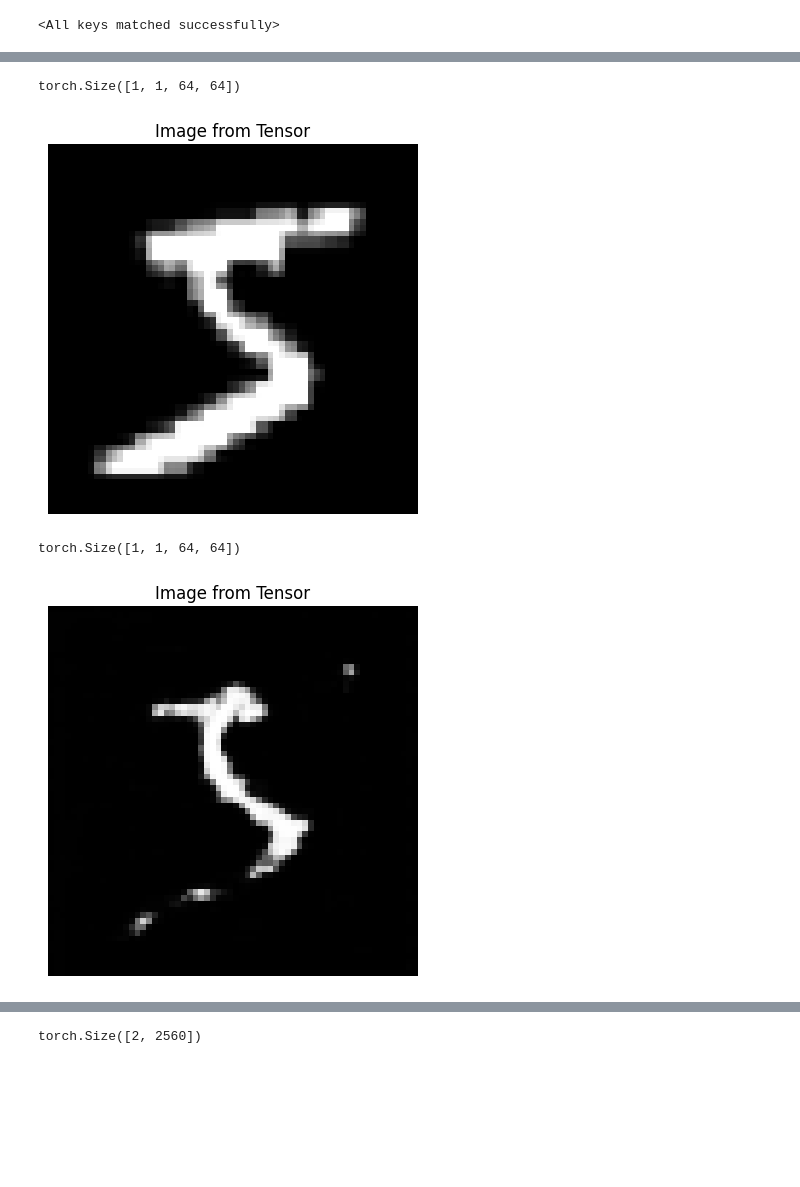
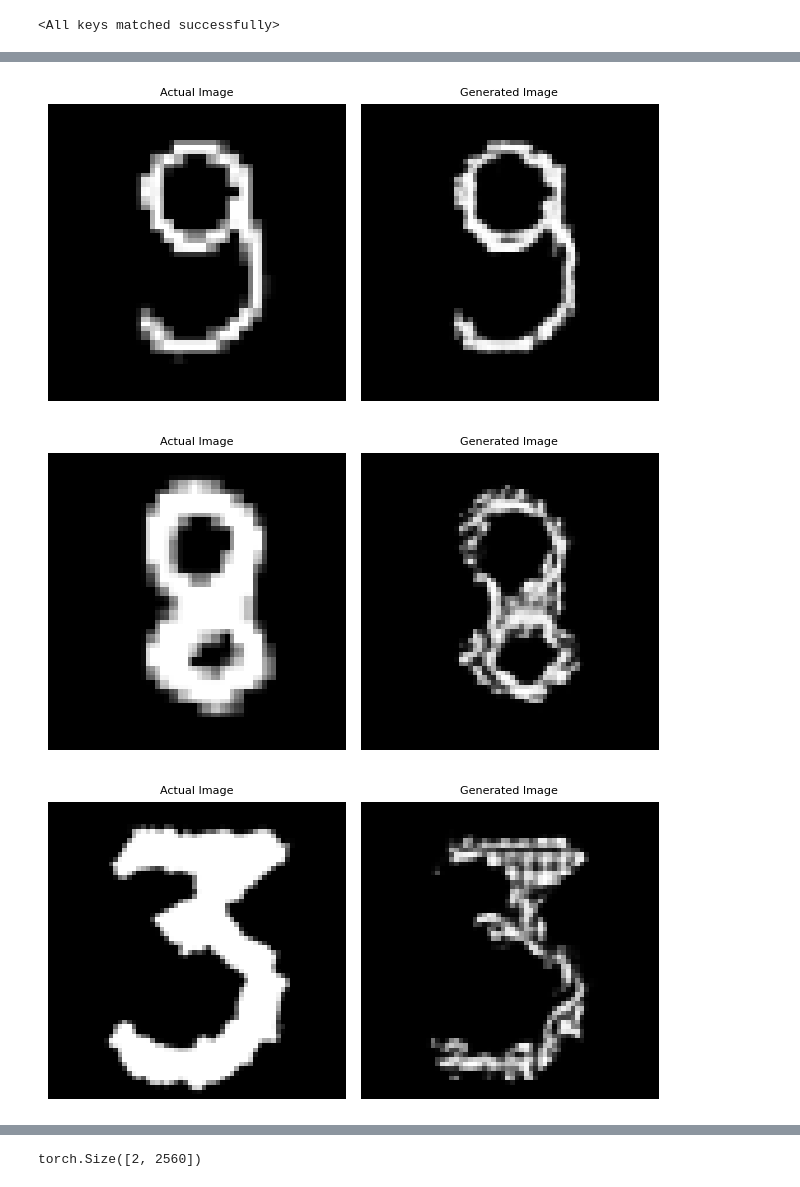
Before and after one commit to Ishushan02/Video-Generation-Flowing-MNIST, a Jupyter notebook: model-4-VQVAE.ipynb, the cells around one changed output, grey strips where cells are left out. Cells and saved outputs as stored; diff of their text form; code cells hidden in the pictures; blank space fills up the shorter version.

```diff
--- a/model-4-VQVAE.ipynb
+++ b/model-4-VQVAE.ipynb
@@ -406,42 +404,28 @@ plt.show()
-# %%
-test_data = data[0, 10, ...].unsqueeze(0)/255.0
-test_data.shape
-# %% [output]
-torch.Size([1, 1, 64, 64])
-# %%
-img = Image.open("test_image.png")
-img = img.convert("L")
-
-img = img.resize((64, 64))
-
-img_array = np.array(img)#.reshape((1, 64, 64))
-img_array = np.array(img).astype(np.float32)  # shape: (64, 64)
-
-img_array.shape
-
-tensor = torch.from_numpy(img_array).unsqueeze(0).unsqueeze(0)
-
-
-plt.imshow(img_array, cmap='gray')
-plt.axis('off')
-plt.title("Image from Tensor")
-plt.show()
-tensor.shape
-# %% [output]
-[figure, removed]
-torch.Size([1, 1, 64, 64])
-# %%
-# tensor  = temp_image.unsqueeze(0).unsqueeze(0)
-out_image, _, _, _, _, _ = modelA(tensor/255.0)
-out_image = modelA.decodeImage(out_image)
-out_image = out_image.squeeze()
-image_np = (out_image * 255).clamp(0, 255).byte().cpu().numpy()
-
-image = Image.fromarray(image_np, mode='L')
-
-plt.imshow(image, cmap='gray')
-plt.axis('off')
-plt.title("Image from Tensor")
-plt.show()
-# %% [output]
-[figure, removed]
+# %%
+def testImages(imagepath, model):
+    img = Image.open(imagepath)
+    img = img.convert("L")
+    img = img.resize((64, 64))
+    img_array = np.array(img)
+    img_array = np.array(img).astype(np.float32)
+
+    tensor = torch.from_numpy(img_array).unsqueeze(0).unsqueeze(0)
+
+    out_image, _, _, _, _, _, _ = model(tensor/255.0)
+    out_image = model.decodeImage(out_image)
+    out_image = out_image.squeeze()
+    out_image = (out_image * 255).clamp(0, 255).byte().cpu().numpy()
+
+    fig, axs = plt.subplots(1, 2)
+
+    axs[0].imshow(img_array, cmap='gray')
+    axs[0].axis('off')
+    axs[0].set_title("Actual Image", fontsize=8)
+
+    # Generated image
+    axs[1].imshow(out_image, cmap='gray')
+    axs[1].axis('off')
+    axs[1].set_title("Generated Image", fontsize=8)
+
+    plt.tight_layout()
+    plt.show()
@@ -447,0 +437,8 @@ plt.show()
+# %%
+for i in os.listdir("data/testImages"):
+    # print(i)
+    testImages("data/testImages/"+i, modelA)
+# %% [output]
+[figure, added]
+[figure, added]
+[figure, added]
```
Also changed, not shown: parts of 9 cells of this notebook, 3 other files.
